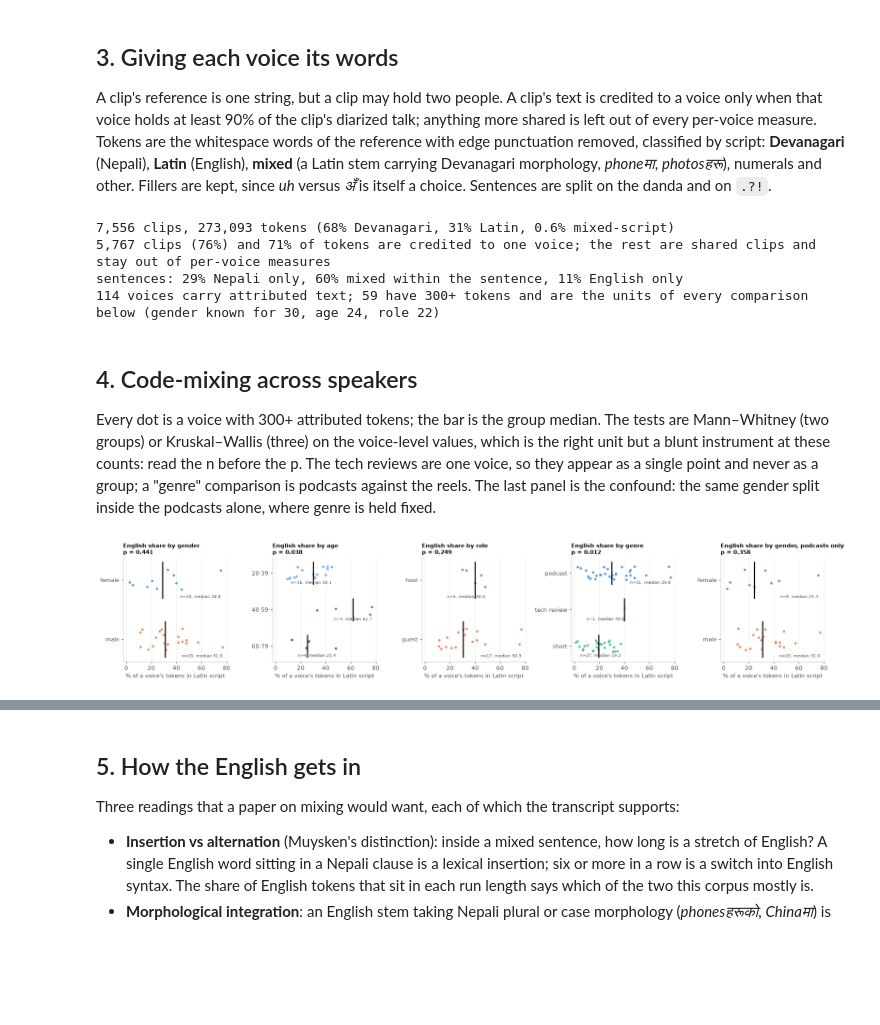
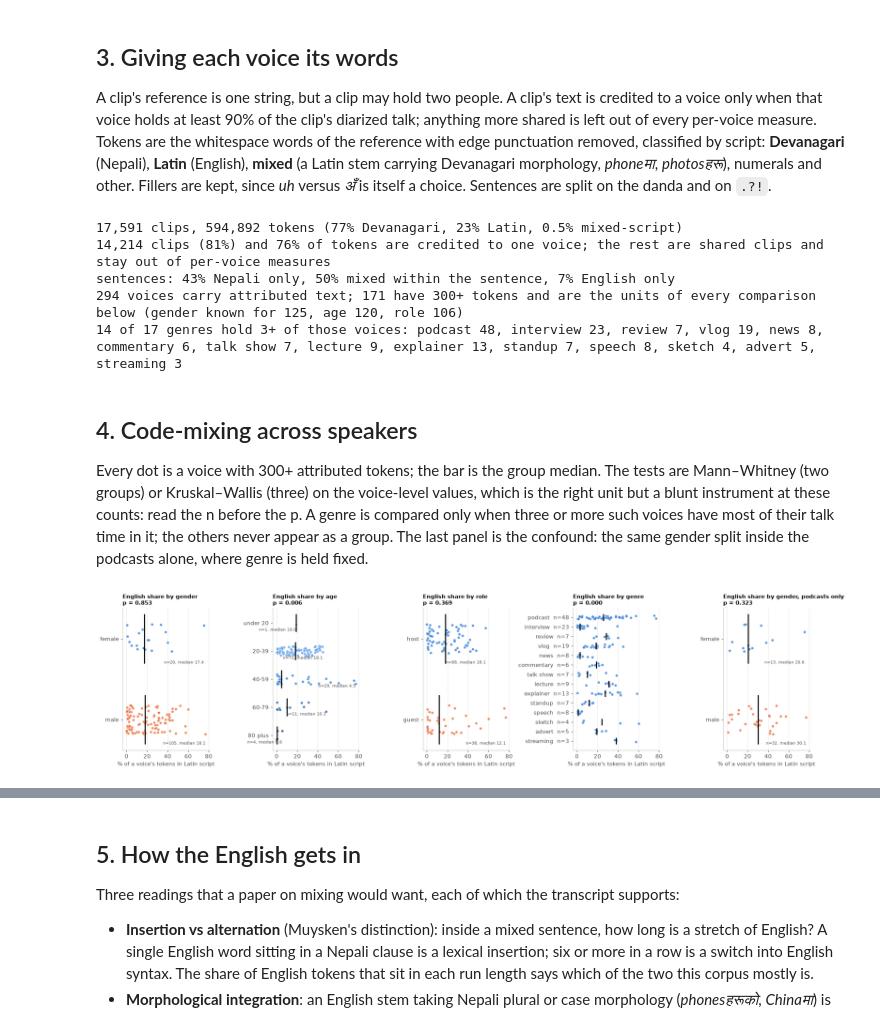
Before and after one commit to Sagyam/labeling-harness, a Jupyter notebook: notebooks/02_Sociolinguistics.ipynb, the cells around one changed output, grey strips where cells are left out. Cells and saved outputs as stored; diff of their text form; code cells hidden in the pictures; blank space fills up the shorter version.

```diff
--- a/notebooks/02_Sociolinguistics.ipynb
+++ b/notebooks/02_Sociolinguistics.ipynb
@@ -248,16 +254,17 @@ def agree(values):
     return vals.pop() if len(vals) == 1 else "unresolved"
 
 
+SERIES = (("on_air_with_sanjay_", "On Air with Sanjay"), ("the_bravo_delta_show_", "Bravo Delta Show"))
+
+
 def show(ep_id):
-    meta = EP_META[ep_id]
-    if not meta.get("genre"):
-        return "gold reels"
-    if meta["genre"] == "tech_review":
-        return "tech reviews"
-    for prefix, name in (("on_air_with_sanjay_", "On Air with Sanjay"), ("the_bravo_delta_show_", "Bravo Delta Show")):
+    """The series an episode id names, or the episode's genre when it names none."""
+    for prefix, name in SERIES:
         if ep_id.startswith(prefix):
             return name
-    return "ep_NNN podcast" if re.match(r"ep_\d+_", ep_id) else "other podcasts"
+    if re.match(r"ep_\d+_", ep_id):
+        return "ep_NNN podcast"
+    return pretty(EP_META[ep_id].get("genre") or "unclassified")
 
 
 usable["show"] = usable.episode.map(show)
@@ -463,69 +478,77 @@ V["en dm share %"] = 100 * V.dm_en / (V.dm_ne + V.dm_en).clip(lower=1)
 V["rate w/s"] = attributed.groupby("speaker").tokens.sum() / attributed.groupby("speaker").speech_s.sum().clip(lower=1)
 MIN_TOKENS = 300
 VV = V[V.tokens >= MIN_TOKENS].copy()
+# A genre is a group of voices only when three or more of them have most of their talk in it.
+GENRE_GROUPS = [g for g in GENRES if (VV.genre == g).sum() >= 3]
 print(f"{len(V)} voices carry attributed text; {len(VV)} have {MIN_TOKENS}+ tokens and are the units of every comparison below "
       f"(gender known for {(VV.gender != 'unresolved').sum()}, age {(VV.age != 'unresolved').sum()}, role {(VV.role != 'unresolved').sum()})")
+print(f"{len(GENRE_GROUPS)} of {len(GENRES)} genres hold 3+ of those voices: " + ", ".join(f"{pretty(g)} {(VV.genre == g).sum()}" for g in GENRE_GROUPS))
 # %% [output]
-7,556 clips, 273,093 tokens (68% Devanagari, 31% Latin, 0.6% mixed-script)
-5,767 clips (76%) and 71% of tokens are credited to one voice; the rest are shared clips and stay out of per-voice measures
-sentences: 29% Nepali only, 60% mixed within the sentence, 11% English only
-114 voices carry attributed text; 59 have 300+ tokens and are the units of every comparison below (gender known for 30, age 24, role 22)
+17,591 clips, 594,892 tokens (77% Devanagari, 23% Latin, 0.5% mixed-script)
+14,214 clips (81%) and 76% of tokens are credited to one voice; the rest are shared clips and stay out of per-voice measures
+sentences: 43% Nepali only, 50% mixed within the sentence, 7% English only
+294 voices carry attributed text; 171 have 300+ tokens and are the units of every comparison below (gender known for 125, age 120, role 106)
+14 of 17 genres hold 3+ of those voices: podcast 48, interview 23, review 7, vlog 19, news 8, commentary 6, talk show 7, lecture 9, explainer 13, standup 7, speech 8, sketch 4, advert 5, streaming 3
 # %% [markdown]
 ## 4. Code-mixing across speakers
 
 Every dot is a voice with 300+ attributed tokens; the bar is the group median. The tests are
 Mann–Whitney (two groups) or Kruskal–Wallis (three) on the voice-level values, which is the
-right unit but a blunt instrument at these counts: read the n before the p. The tech reviews are
-one voice, so they appear as a single point and never as a group; a "genre" comparison is
-podcasts against the reels. The last panel is the confound: the same gender split inside the
-podcasts alone, where genre is held fixed.
+right unit but a blunt instrument at these counts: read the n before the p. A genre is compared
+only when three or more such voices have most of their talk time in it; the others never appear
+as a group. The last panel is the confound: the same gender split inside the podcasts alone,
+where genre is held fixed.
 # %%
-def strip(ax, frame, col, by, order, colors, title=None, xlabel=None, min_n=1):
+def strip(ax, frame, col, by, order, colors, title=None, xlabel=None, min_n=1, compact=False):
+    """One row of dots per group, with its median. ``compact`` is for many rows: the n moves into
+    the row's label, where it cannot land on the next row's dots."""
     rng = np.random.default_rng(0)
     groups = [(g, frame.loc[frame[by] == g, col].dropna()) for g in order]
     groups = [(g, s) for g, s in groups if len(s) >= min_n]
     for i, (g, s) in enumerate(groups):
         ax.scatter(s, i + rng.uniform(-0.18, 0.18, len(s)), s=22, color=colors.get(g, GREY), alpha=0.75, edgecolor="white", linewidth=0.5)
         ax.plot([s.median(), s.median()], [i - 0.3, i + 0.3], color=INK, lw=2)
-        ax.text(s.max(), i + 0.32, f"n={len(s)}, median {s.median():.1f}", fontsize=7.5, color=MUTED, ha="right", va="bottom")
-    ax.set_yticks(range(len(groups)), [pretty(g) for g, _ in groups])
+        if not compact:
+            ax.text(s.max(), i + 0.32, f"n={len(s)}, median {s.median():.1f}", fontsize=7.5, color=MUTED, ha="right", va="bottom")
+    ax.set_yticks(range(len(groups)), [f"{pretty(g)}  n={len(s)}" if compact else pretty(g) for g, s in groups])
     ax.set(title=title or col, xlabel=xlabel or col)
     ax.grid(axis="y", visible=False)
     ax.invert_yaxis()
     return groups
 
 
 def test(frame, col, by, order):
     groups = [frame.loc[frame[by] == g, col].dropna() for g in order if (frame[by] == g).sum() >= 3]
     if len(groups) < 2:
         return np.nan
     return (stats.mannwhitneyu(*groups).pvalue if len(groups) == 2 else stats.kruskal(*groups).pvalue)
 
 
 pod = VV[VV.genre == "podcast"]
-panels = [("gender", GENDERS, GENDER_COLOR, VV, "by gender"), ("age", AGES, dict(zip(AGES, RAMP[1::2] + [RAMP[4]])), VV, "by age"),
-          ("role", ROLES, ROLE_COLOR, VV, "by role"), ("genre", GENRES, GENRE_COLOR, VV, "by genre"),
+panels = [("gender", GENDERS, GENDER_COLOR, VV, "by gender"), ("age", AGES, dict(zip(AGES, RAMP[-len(AGES):])), VV, "by age"),
+          ("role", ROLES, ROLE_COLOR, VV, "by role"), ("genre", GENRE_GROUPS, GENRE_COLOR, VV, "by genre"),
           ("gender", GENDERS, GENDER_COLOR, pod, "by gender, podcasts only")]
-fig, axes = plt.subplots(1, 5, figsize=(18, 3.6), sharex=True)
+fig, axes = plt.subplots(1, 5, figsize=(18, 4.6), sharex=True)
 for ax, (by, order, colors, frame, title) in zip(axes, panels):
-    strip(ax, frame, "english %", by, order, colors, title=f"English share {title}", xlabel="% of a voice's tokens in Latin script")
+    strip(ax, frame, "english %", by, order, colors, title=f"English share {title}", xlabel="% of a voice's tokens in Latin script",
+          compact=by == "genre")
     ax.set_title(f"English share {title}\np = {test(frame, 'english %', by, order):.3f}", fontsize=9.5)
 fig.tight_layout()
 save(fig, "02_mixing_by_group")
 plt.show()
 
 METRICS = ["english %", "switches / 100", "integrated / 1000", "single-word %", "long-run %", "en function %", "rate w/s"]
 tab = {}
 for by, order, _, frame, title in panels:
     for g in order:
         sub = frame[frame[by] == g]
         if len(sub) >= 3:
             tab[(title, g)] = {"voices": len(sub), "minutes": sub.talk_min.sum(), **{m: sub[m].median() for m in METRICS}}
     tab[(title, "p")] = {m: test(frame, m, by, order) for m in METRICS}
 tab = pd.DataFrame(tab).T
 tab.index.names = ["comparison", "group"]
 display(tab.round(2))
 # %% [output]
-[figure, old version]
+[figure, new version]
 |  |  | voices | minutes | english % | switches / 100 | integrated / 1000 | single-word % | long-run % | ... |
 | comparison | group |  |  |  |  |  |  |  | ... |
```
Also changed, not shown: parts of 13 cells of this notebook, 17 other files.
